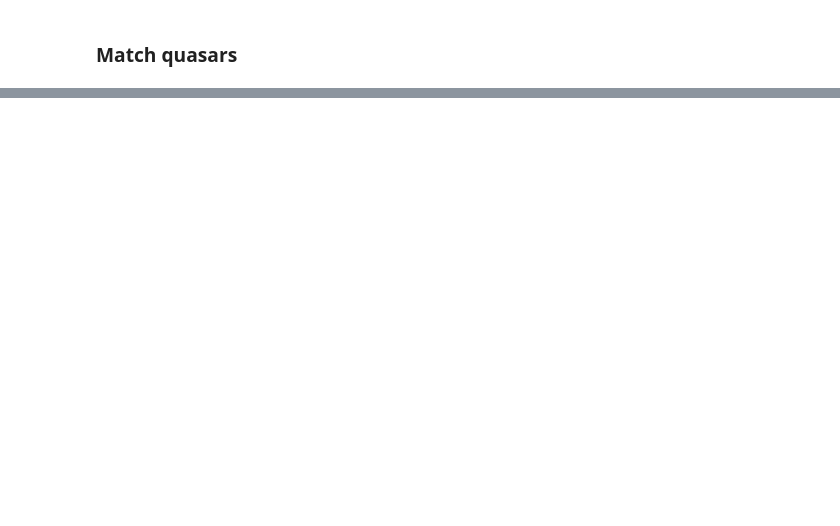
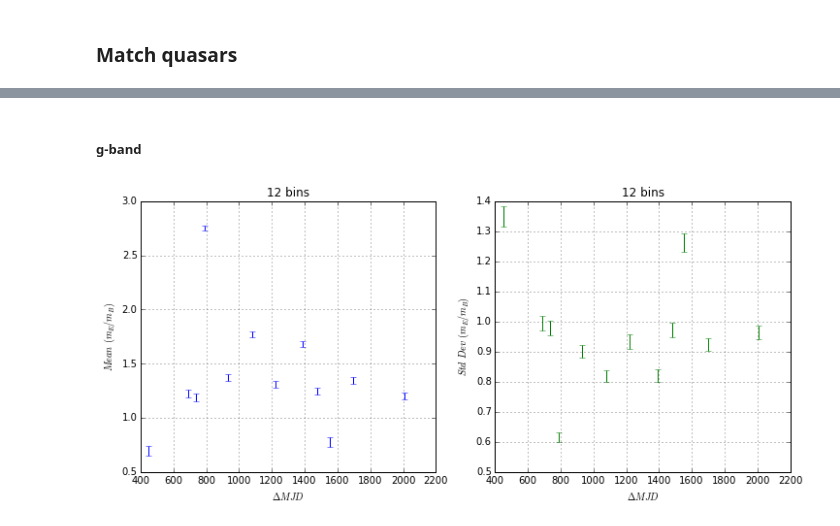
Before and after one commit to belaa/eboss-lya-qa, a Jupyter notebook: eboss_boss_repeat_qsos.ipynb, the cells around one changed output, grey strips where cells are left out. Drawn from its saved outputs; the diff is of its cells as text; code cells hidden in the pictures; blank space fills up the shorter version.

```diff
--- a/eboss_boss_repeat_qsos.ipynb
+++ b/eboss_boss_repeat_qsos.ipynb
@@ -83,0 +111,48 @@ float(len(unique_eboss))/len(eboss)
+# %%
+def plot_statistics(x, y, trim_limit, num_bins):
+    #1. trim data and eliminate negative flux values
+    pos_vals = y > 0
+    y = y[pos_vals]
+    x = x[pos_vals]
+    low_cut = y > np.percentile(y, 1)
+    high_cut = y < np.percentile(y, 99)
+    in_window = low_cut*high_cut
+    y = y[in_window]
+    x = x[in_window]
+    y_mean = np.mean(y)
+    #2. bin x
+    percentile_step = 100./num_bins
+    bin_edges = []
+    for i in range(num_bins+1):
+        bin_edges.append(np.percentile(x, percentile_step*(i)))
+    #3. calculate moments
+    zero_order = np.histogram(x, bins=bin_edges)
+    first_order = np.histogram(x, bins=bin_edges, weights=y)
+    second_order = np.histogram(x, bins=bin_edges, weights=(y-y_mean)**2)
+    #4. calculate statistics
+    mean = np.divide(first_order[0], second_order[0])
+    std_dev = np.sqrt(np.divide(second_order[0], zero_order[0]-1)) #divide by n-1 to get unbiased std dev
+    mean_err = np.divide(std_dev, np.sqrt(zero_order[0]))
+    std_dev_err = np.divide(std_dev, np.sqrt(2*(zero_order[0]-1)))
+    #5. find mid-point of each bin
+    x_axis = (zero_order[1][:-1]+zero_order[1][1:])/2.
+    #6. plot stats
+    plt.figure(figsize=(12,5))
+    plt.subplot(1,2,1)
+    plt.errorbar(x_axis, mean, ls='None', color='b', label='mean', yerr=mean_err)
+    plt.title('{} bins'.format(num_bins))
+    plt.xlabel('$\Delta MJD$')
+    plt.ylabel('$Mean\,(m_{E}/m_{B})$')
+    plt.grid()
+    plt.subplot(1,2,2)
+    plt.errorbar(x_axis, std_dev, ls='None', color='g', label='mean', yerr=std_dev_err)
+    plt.title('{} bins'.format(num_bins))
+    plt.xlabel('$\Delta MJD$')
+    plt.ylabel('$Std\,Dev\,(m_{E}/m_{B})$')
+    plt.grid()
+# %% [markdown]
+##### g-band
+# %%
+plot_statistics(eboss_boss_overlap['MJD_E']-eboss_boss_overlap['MJD_B'], np.log10(eboss_boss_overlap['SPECTROFLUX_1_E'])/np.log10(eboss_boss_overlap['SPECTROFLUX_1_B']), 4, 12)
+# %% [output]
+[figure, added]
```
Also changed, not shown: parts of 25 cells of this notebook, 3 other files.
